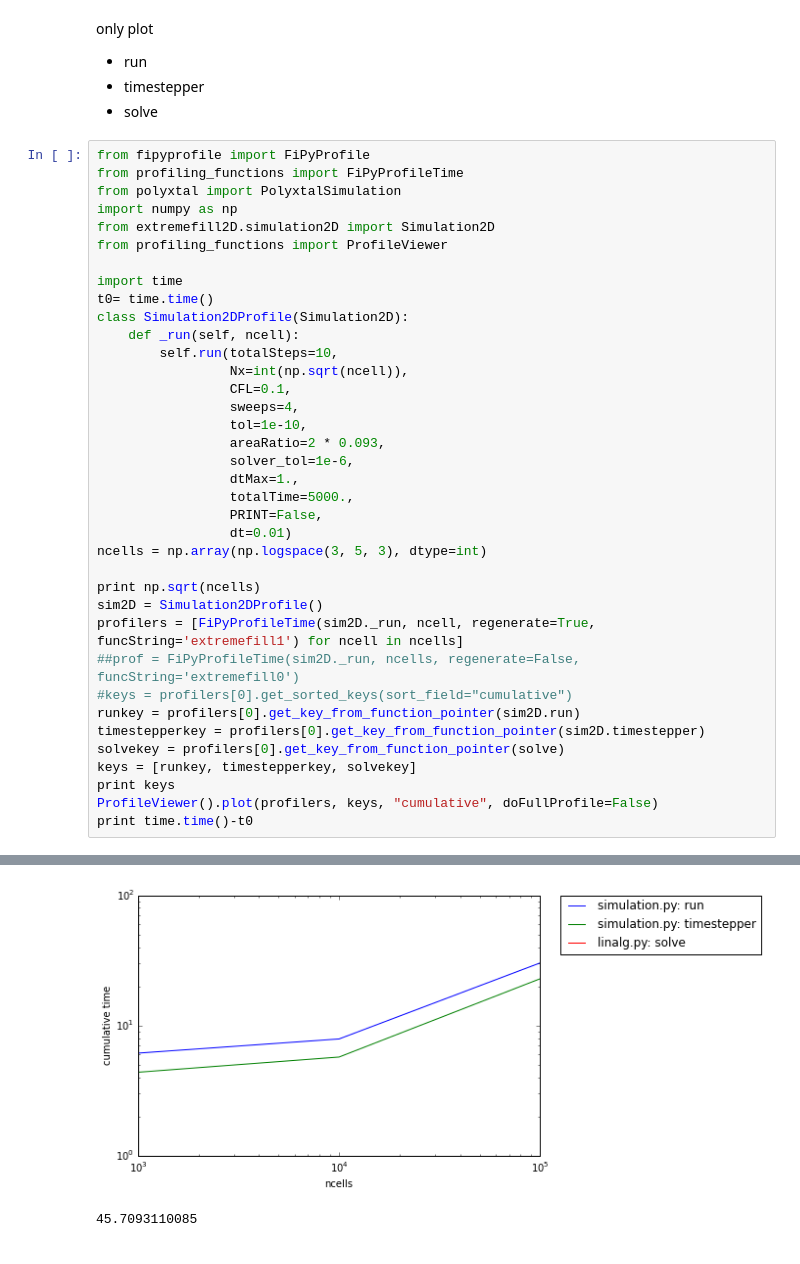
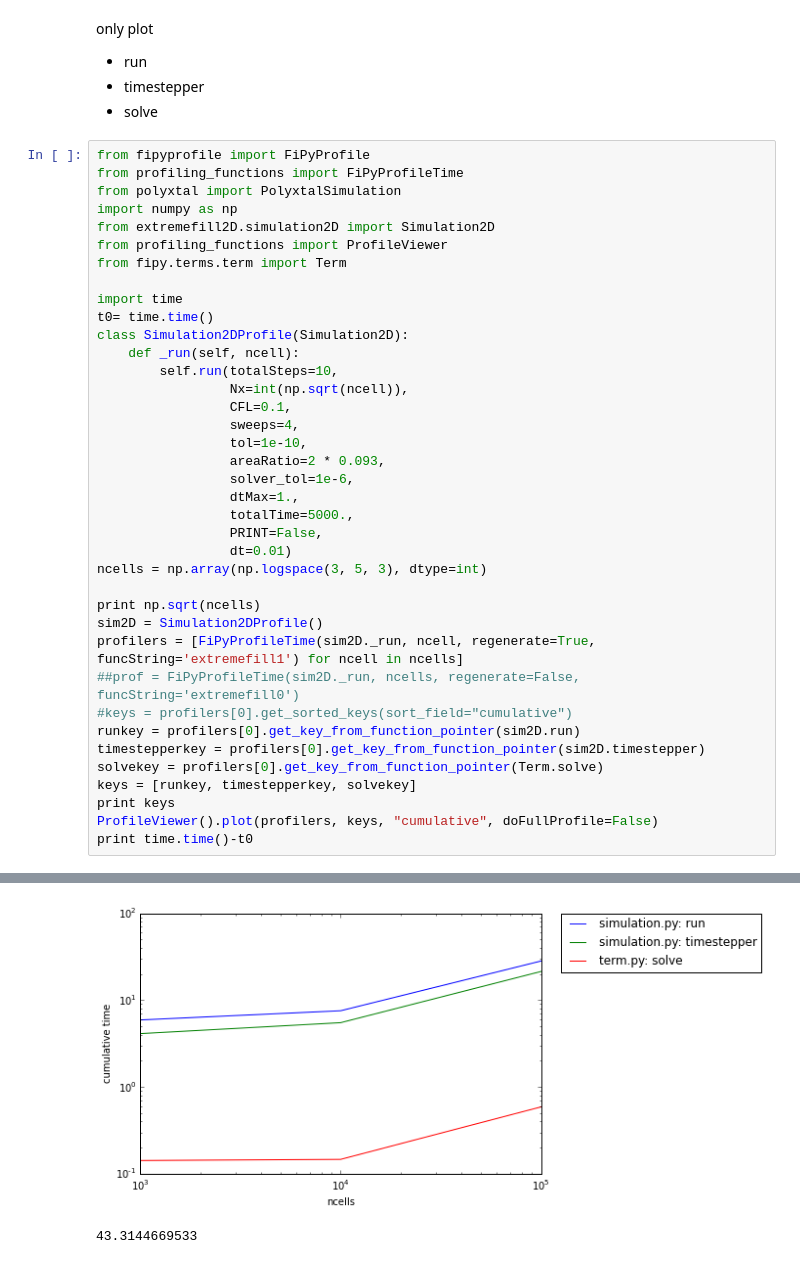
Before and after one commit to dmurali1/SURF2013, a Jupyter notebook: extremefill.ipynb, the cells around one changed output, grey strips where cells are left out. Saved outputs shown, nothing was run; the diff lists cells and outputs as text.

```diff
--- a/extremefill.ipynb
+++ b/extremefill.ipynb
@@ -27,6 +27,7 @@ from polyxtal import PolyxtalSimulation
 import numpy as np
 from extremefill2D.simulation2D import Simulation2D
 from profiling_functions import ProfileViewer
+from fipy.terms.term import Term
 
 import time
 t0= time.time()
@@ -52,7 +53,7 @@ profilers = [FiPyProfileTime(sim2D._run, ncell, regenerate=True, funcString='ext
 #keys = profilers[0].get_sorted_keys(sort_field="cumulative")
 runkey = profilers[0].get_key_from_function_pointer(sim2D.run)
 timestepperkey = profilers[0].get_key_from_function_pointer(sim2D.timestepper)
-solvekey = profilers[0].get_key_from_function_pointer(solve)
+solvekey = profilers[0].get_key_from_function_pointer(Term.solve)
 keys = [runkey, timestepperkey, solvekey]
 print keys
 ProfileViewer().plot(profilers, keys, "cumulative", doFullProfile=False)
@@ -72,2 +73,2 @@ key: ('/users/mlh4/.virtualenvs/default/lib/python2.6/site-packages/numpy/linalg
-[figure, old version]
+[figure, new version]
-45.7093110085
+43.3144669533
```
Also changed, not shown: parts of 10 cells of this notebook, 1 other file.
